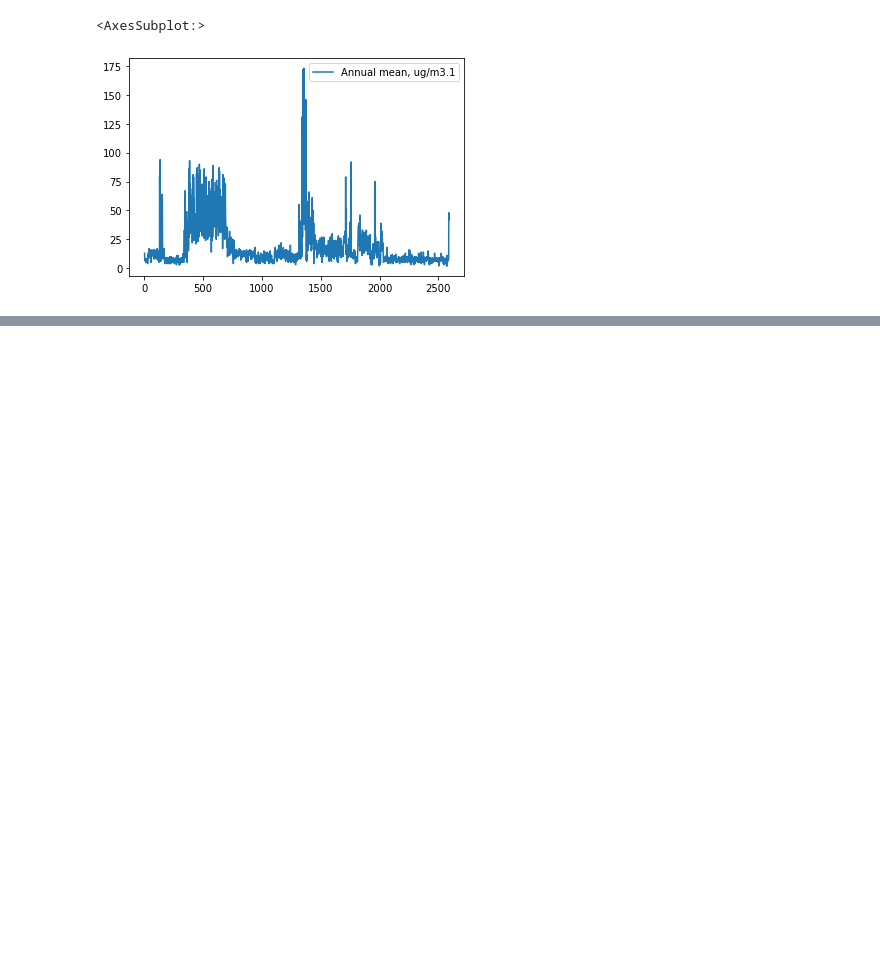
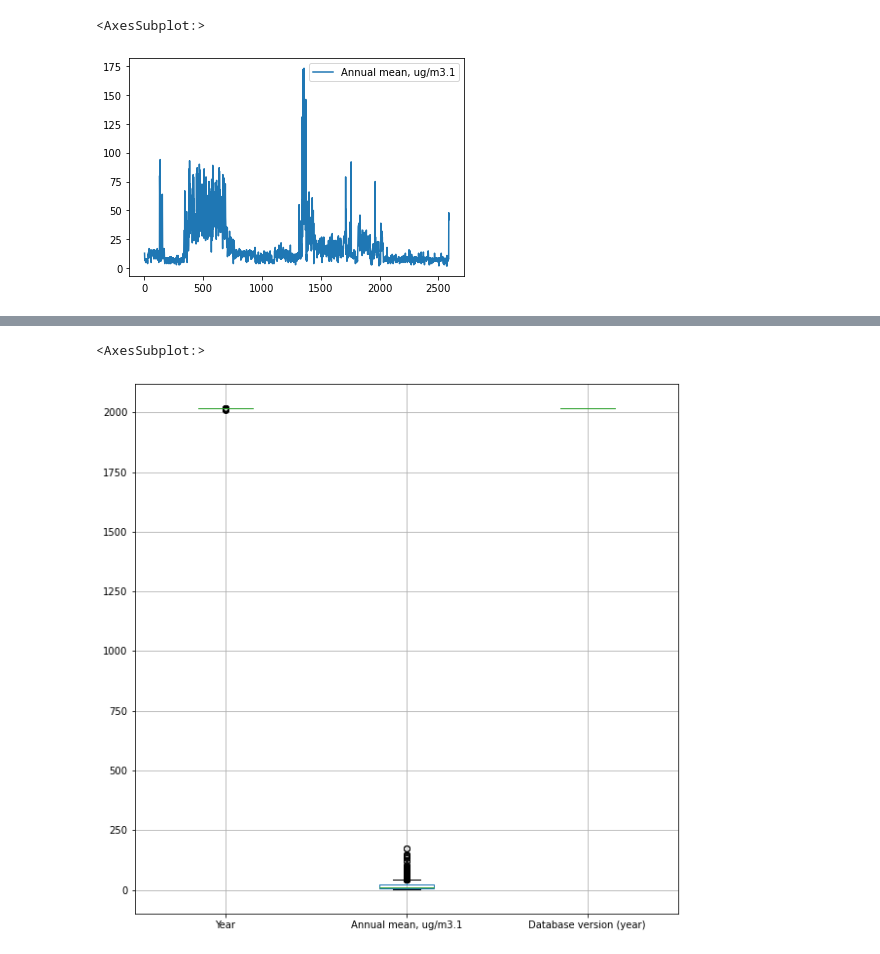
Before and after one commit to eimbloom/Test, a Jupyter notebook: Airpollution.ipynb, the cells around one changed output, grey strips where cells are left out. Cells and saved outputs as stored; diff of their text form; code cells hidden in the pictures; blank space fills up the shorter version.

```diff
--- a/Airpollution.ipynb
+++ b/Airpollution.ipynb
@@ -28,0 +106,5 @@ df.plot(y='Annual mean, ug/m3.1')
+# %%
+df.boxplot(figsize=(10,10))
+# %% [output]
+<AxesSubplot:>
+[figure, added]
```
Also changed, not shown: parts of 18 cells of this notebook, 8 other files.
